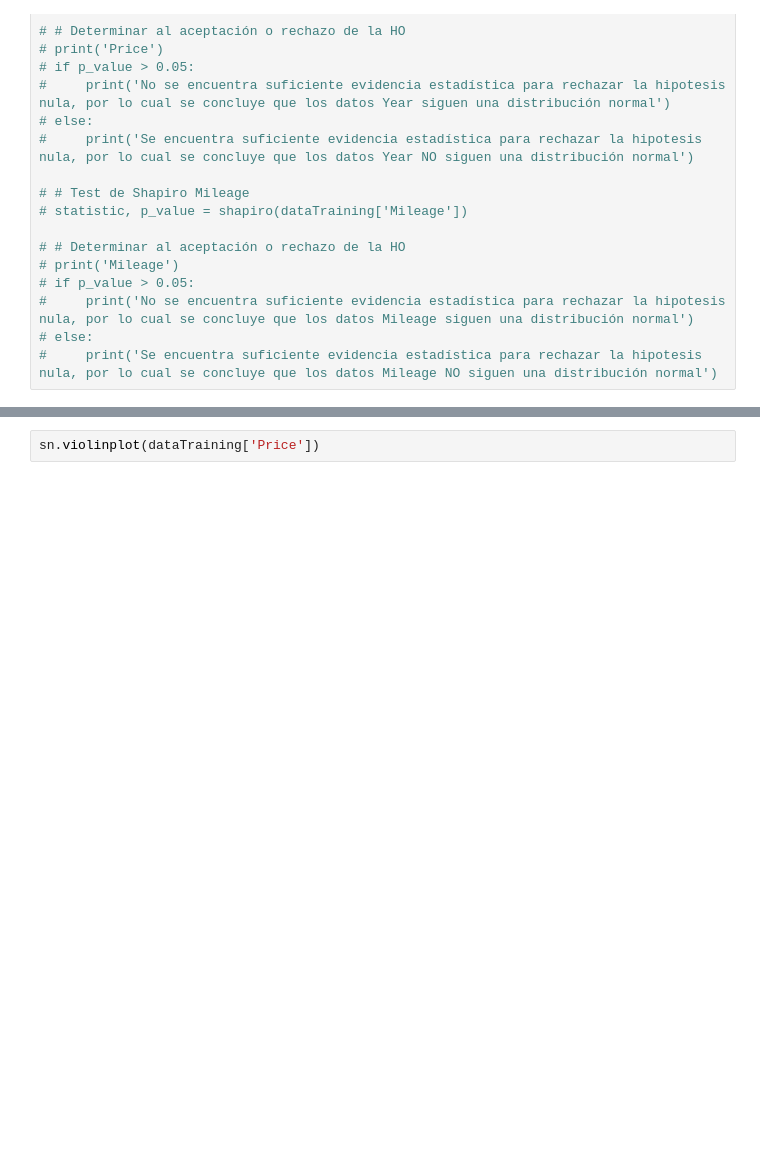
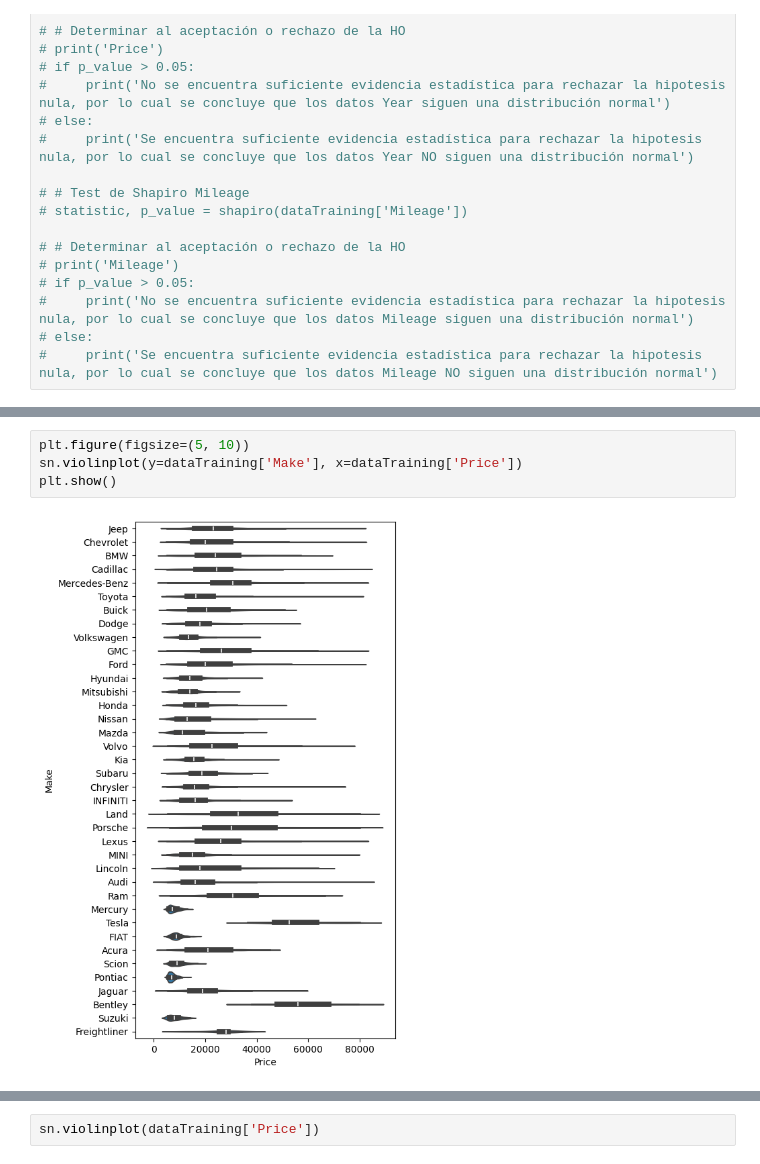
Before and after one commit to Raegar-dot/MIAD_NLP_2024, a Jupyter notebook: Semana 3/S3P1_proyecto1.ipynb, the cells around one changed output, grey strips where cells are left out. Cells and saved outputs as stored; diff of their text form; blank space fills up the shorter version.

```diff
--- a/Semana 3/S3P1_proyecto1.ipynb
+++ b/Semana 3/S3P1_proyecto1.ipynb
@@ -156,0 +158,6 @@ sn.violinplot(x=dataTraining['State'], y=dataTraining['Price'])
+# %%
+plt.figure(figsize=(5, 10))
+sn.violinplot(y=dataTraining['Make'], x=dataTraining['Price'])
+plt.show()
+# %% [output]
+[figure, added]
```
Also changed, not shown: parts of 10 cells of this notebook, 1 other file.
